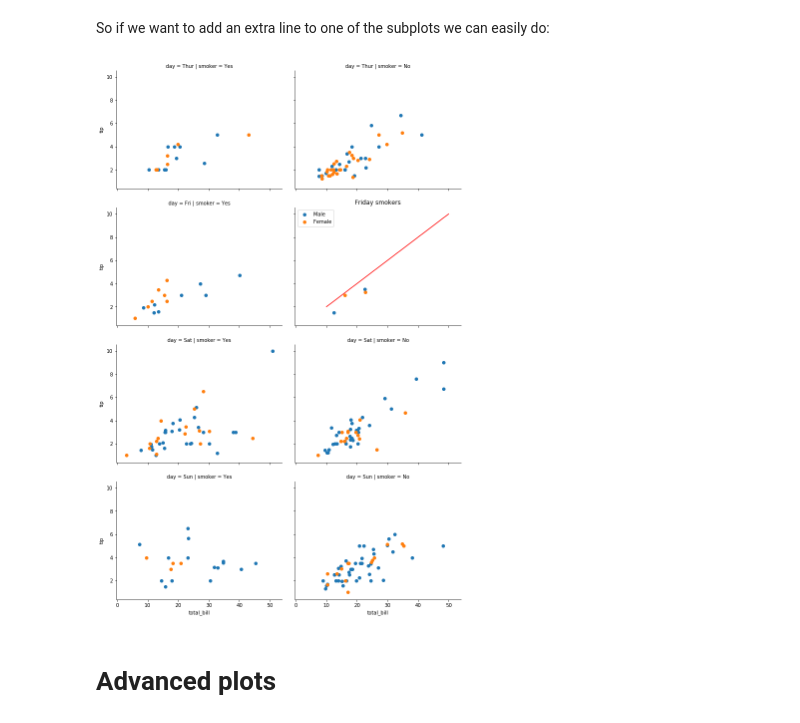
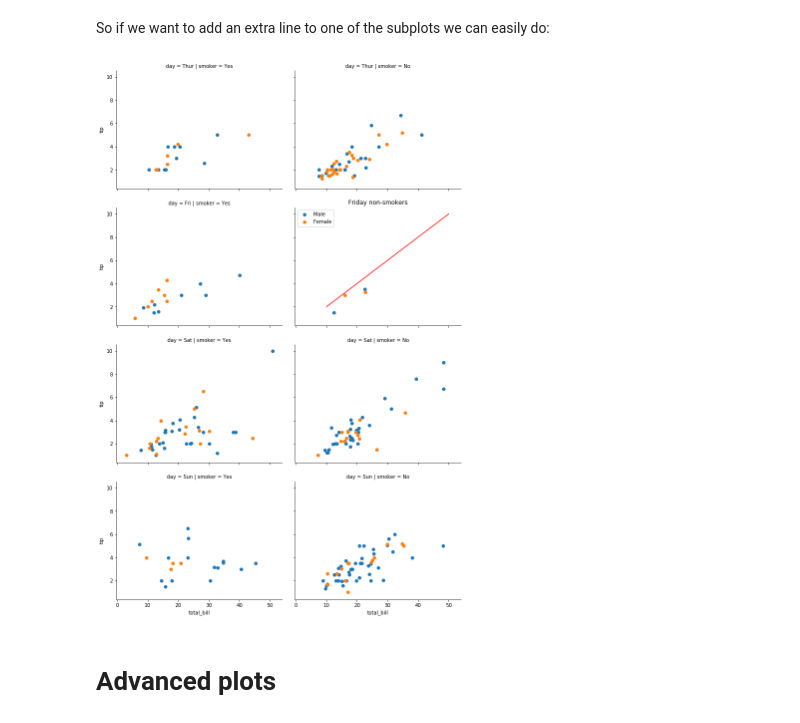
Before and after one commit to DataForScience/DataViz, a Jupyter notebook: Part III - Seaborn.ipynb, the cells around one changed output. Cells and saved outputs as stored; diff of their text form; code cells hidden in the pictures.

```diff
--- a/Seaborn.ipynb
+++ b/Part III - Seaborn.ipynb
@@ -217,17 +216,17 @@ So if we want to add an extra line to one of the subplots we can easily do:
 # %%
 fg = sns.FacetGrid(tips,
             col="smoker", row="day", hue="sex",
             row_order=["Thur", "Fri", "Sat", 'Sun']
             )
 fg.map(plt.scatter, "total_bill", "tip")
 
 # call methods directly on the axis object
 fg.axes[1][1].plot([10, 50], [2, 10], 'r-')
-fg.axes[1][1].set_title('Friday smokers')
+fg.axes[1][1].set_title('Friday non-smokers')
 fg.axes[1][1].legend()
 plt.gcf().set_size_inches(11, 16)
 # %% [output]
-[figure, old version]
+[figure, new version]
 # %% [markdown]
 # Advanced plots
 # %% [markdown]
```
Also changed, not shown: parts of 7 cells of this notebook, 3 other files.
